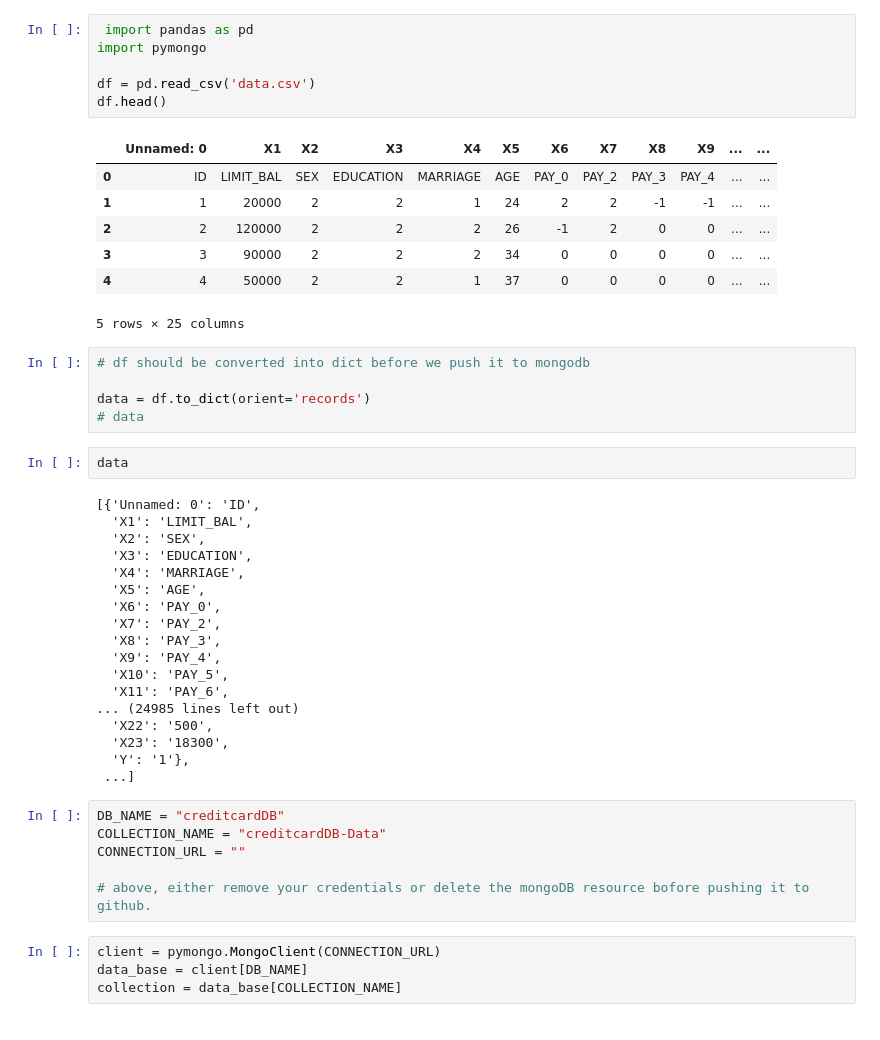
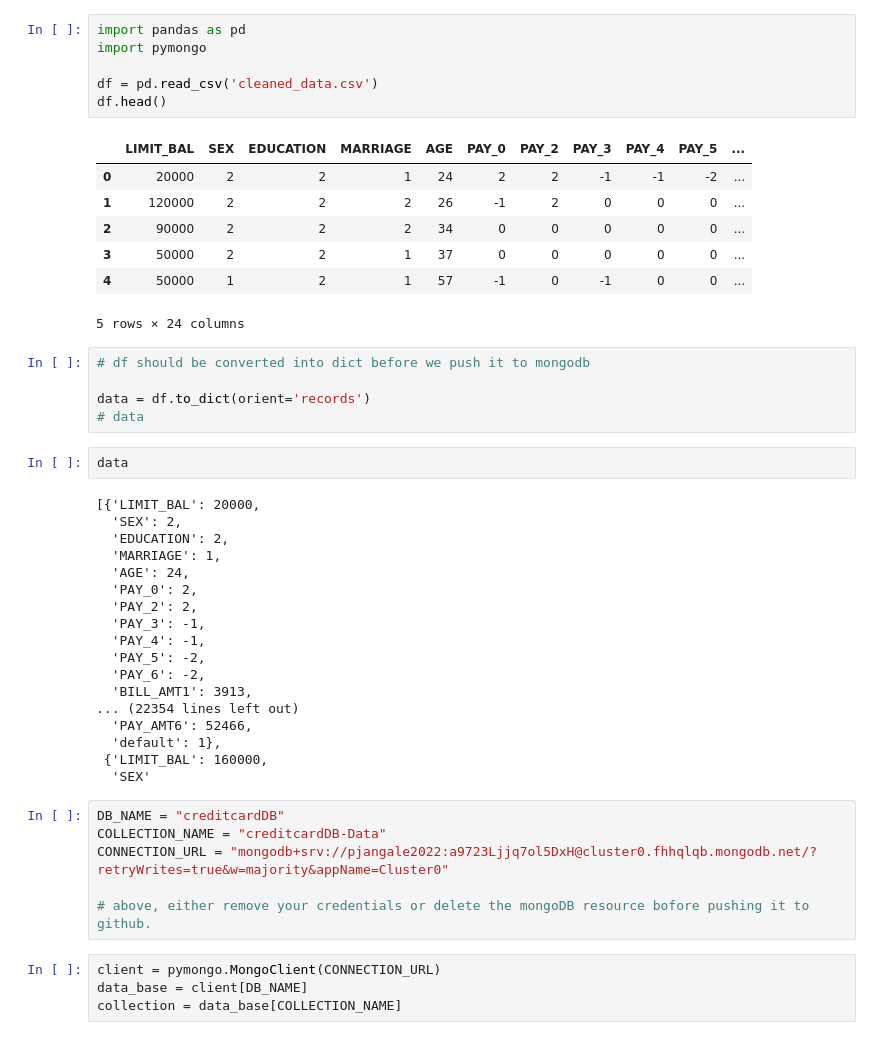
Before and after one commit to Prajwal9145/Credit-Card-Fraud_Client_MLOps, a Jupyter notebook: notebook/mongoDB_demo.ipynb, the cells around one changed output. Cells and saved outputs as stored; diff of their text form.

Commit message:
data ingestion pipeline completed

```diff
--- a/notebook/mongoDB_demo.ipynb
+++ b/notebook/mongoDB_demo.ipynb
@@ -1,17 +1,17 @@
 # %%
- import pandas as pd
+import pandas as pd
 import pymongo
 
-df = pd.read_csv('data.csv')
+df = pd.read_csv('cleaned_data.csv')
 df.head()
 # %% [output]
-|  | Unnamed: 0 | X1 | X2 | X3 | X4 | X5 | X6 | X7 | X8 | X9 | ... | ... |
-| 0 | ID | LIMIT_BAL | SEX | EDUCATION | MARRIAGE | AGE | PAY_0 | PAY_2 | PAY_3 | PAY_4 | ... | ... |
-| 1 | 1 | 20000 | 2 | 2 | 1 | 24 | 2 | 2 | -1 | -1 | ... | ... |
-| 2 | 2 | 120000 | 2 | 2 | 2 | 26 | -1 | 2 | 0 | 0 | ... | ... |
-| 3 | 3 | 90000 | 2 | 2 | 2 | 34 | 0 | 0 | 0 | 0 | ... | ... |
-| 4 | 4 | 50000 | 2 | 2 | 1 | 37 | 0 | 0 | 0 | 0 | ... | ... |
+|  | LIMIT_BAL | SEX | EDUCATION | MARRIAGE | AGE | PAY_0 | PAY_2 | PAY_3 | PAY_4 | PAY_5 | ... |
+| 0 | 20000 | 2 | 2 | 1 | 24 | 2 | 2 | -1 | -1 | -2 | ... |
+| 1 | 120000 | 2 | 2 | 2 | 26 | -1 | 2 | 0 | 0 | 0 | ... |
+| 2 | 90000 | 2 | 2 | 2 | 34 | 0 | 0 | 0 | 0 | 0 | ... |
+| 3 | 50000 | 2 | 2 | 1 | 37 | 0 | 0 | 0 | 0 | 0 | ... |
+| 4 | 50000 | 1 | 2 | 1 | 57 | -1 | 0 | -1 | 0 | 0 | ... |
-5 rows × 25 columns
+5 rows × 24 columns
 # %%
 # df should be converted into dict before we push it to mongodb
 
@@ -20,27 +20,27 @@ data = df.to_dict(orient='records')
 # %%
 data
 # %% [output]
-[{'Unnamed: 0': 'ID',
-  'X1': 'LIMIT_BAL',
-  'X2': 'SEX',
-  'X3': 'EDUCATION',
-  'X4': 'MARRIAGE',
-  'X5': 'AGE',
-  'X6': 'PAY_0',
-  'X7': 'PAY_2',
-  'X8': 'PAY_3',
-  'X9': 'PAY_4',
-  'X10': 'PAY_5',
-  'X11': 'PAY_6',
-... (24985 lines left out)
-  'X22': '500',
-  'X23': '18300',
-  'Y': '1'},
- ...]
+[{'LIMIT_BAL': 20000,
+  'SEX': 2,
+  'EDUCATION': 2,
+  'MARRIAGE': 1,
+  'AGE': 24,
+  'PAY_0': 2,
+  'PAY_2': 2,
+  'PAY_3': -1,
+  'PAY_4': -1,
+  'PAY_5': -2,
+  'PAY_6': -2,
+  'BILL_AMT1': 3913,
+... (22354 lines left out)
+  'PAY_AMT6': 52466,
+  'default': 1},
+ {'LIMIT_BAL': 160000,
+  'SEX'
 # %%
 DB_NAME = "creditcardDB"
 COLLECTION_NAME = "creditcardDB-Data"
-CONNECTION_URL = ""
+CONNECTION_URL = "mongodb+srv://pjangale2022:a9723Ljjq7ol5DxH@cluster0.fhhqlqb.mongodb.net/?retryWrites=true&w=majority&appName=Cluster0"
 
 # above, either remove your credentials or delete the mongoDB resource bofore pushing it to github.
 # %%
```
Also changed, not shown: parts of 1 cell of this notebook, 13 other files.
